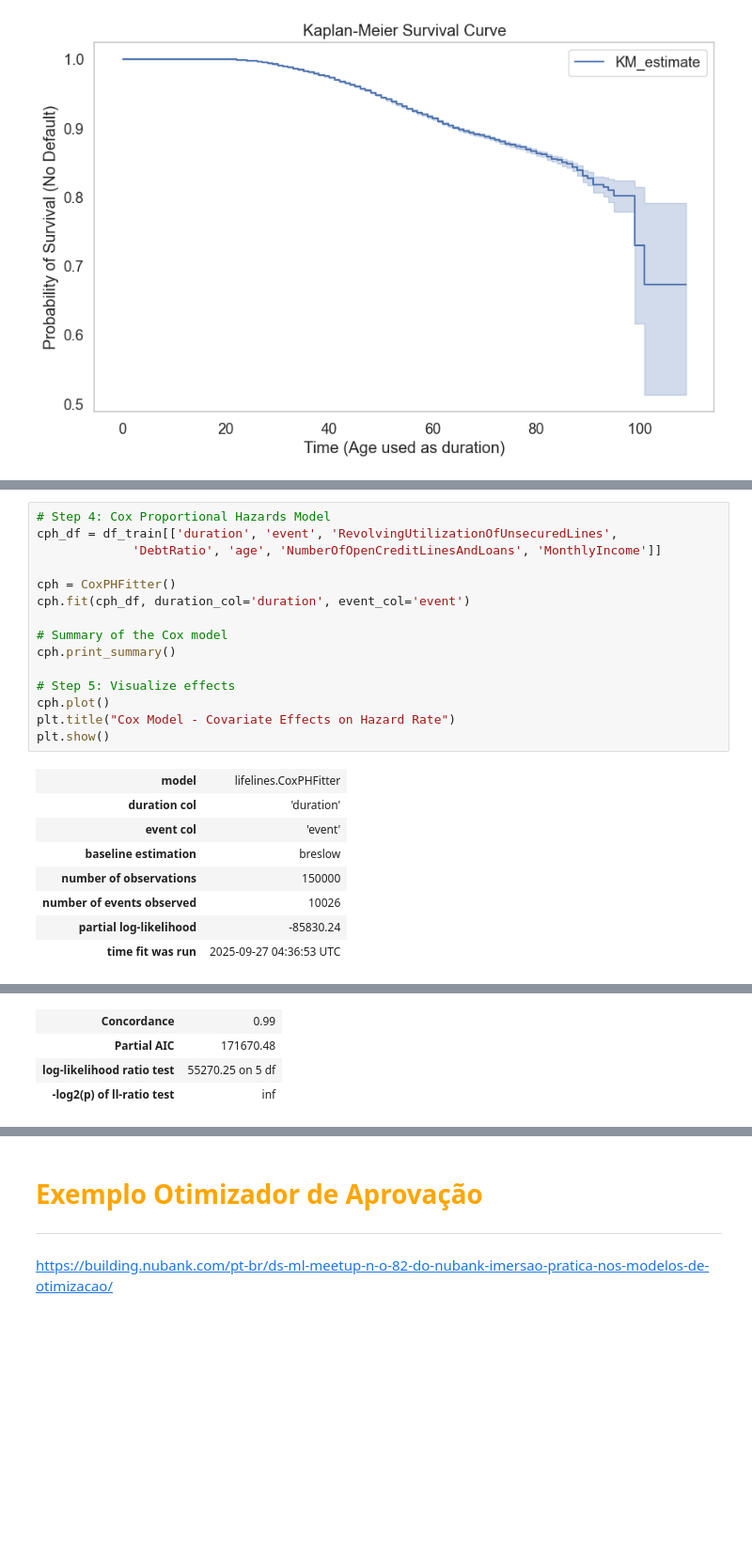
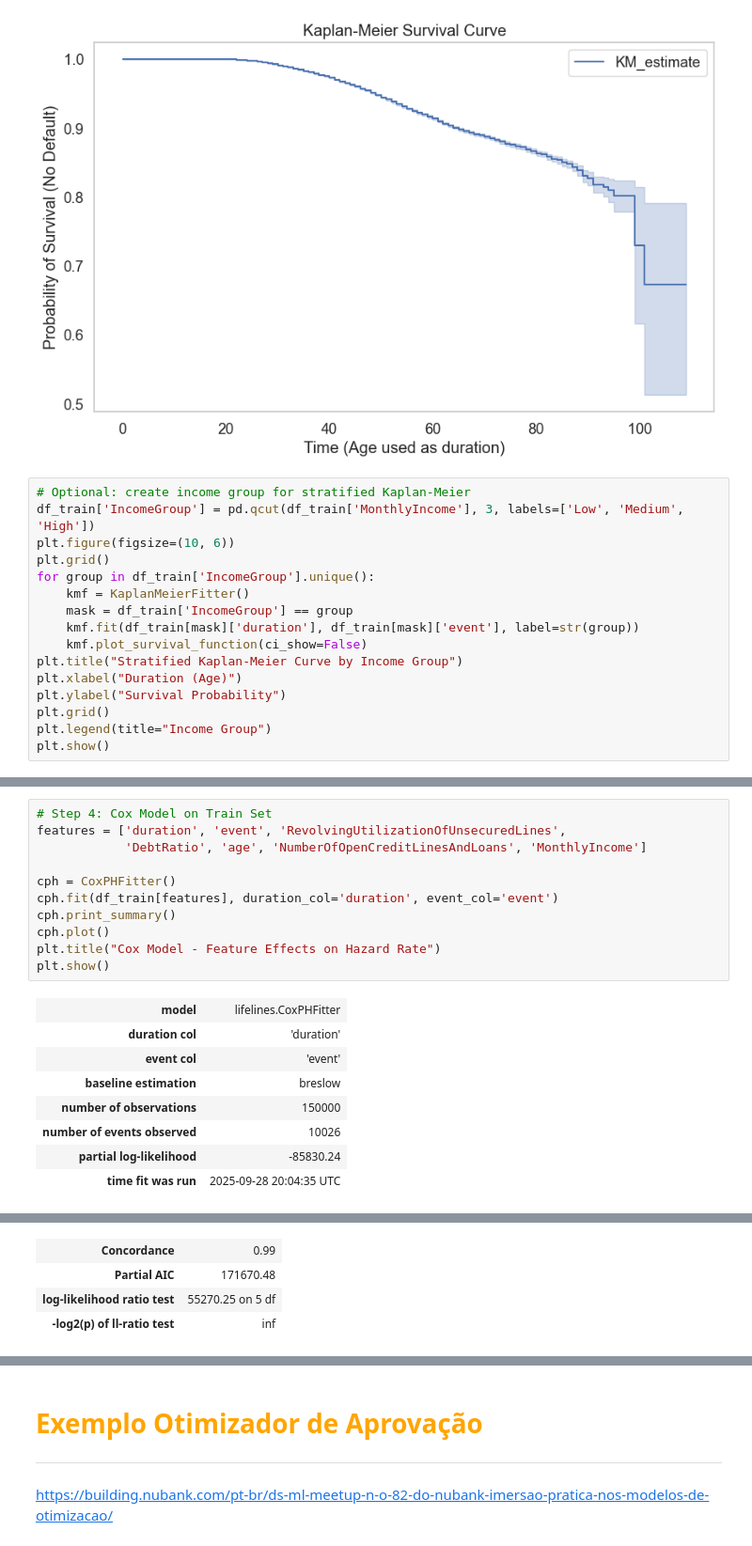
Before and after one commit to leonardovargas10/Pesquisa_Aplicada_Modelagem, a Jupyter notebook: Risco_de_Credito/Modelagem_Credito.ipynb, the cells around one changed output, grey strips where cells are left out. Shown at 94% size. Saved outputs shown, nothing was run; the diff lists cells and outputs as text; blank space fills up the shorter version.

Commit message:
Modelagem

```diff
--- a/Risco_de_Credito/Modelagem_Credito.ipynb
+++ b/Risco_de_Credito/Modelagem_Credito.ipynb
@@ -862,3 +873,19 @@ plt.grid()
 plt.show()
 # %% [output]
 [figure]
+# %%
+# Optional: create income group for stratified Kaplan-Meier
+df_train['IncomeGroup'] = pd.qcut(df_train['MonthlyIncome'], 3, labels=['Low', 'Medium', 'High'])
+plt.figure(figsize=(10, 6))
+plt.grid()
+for group in df_train['IncomeGroup'].unique():
+    kmf = KaplanMeierFitter()
+    mask = df_train['IncomeGroup'] == group
+    kmf.fit(df_train[mask]['duration'], df_train[mask]['event'], label=str(group))
+    kmf.plot_survival_function(ci_show=False)
+plt.title("Stratified Kaplan-Meier Curve by Income Group")
+plt.xlabel("Duration (Age)")
+plt.ylabel("Survival Probability")
+plt.grid()
+plt.legend(title="Income Group")
+plt.show()
@@ -865,27 +894,23 @@ plt.show()
 # %%
-# Step 4: Cox Proportional Hazards Model
-cph_df = df_train[['duration', 'event', 'RevolvingUtilizationOfUnsecuredLines',
-             'DebtRatio', 'age', 'NumberOfOpenCreditLinesAndLoans', 'MonthlyIncome']]
+# Step 4: Cox Model on Train Set
+features = ['duration', 'event', 'RevolvingUtilizationOfUnsecuredLines',
+            'DebtRatio', 'age', 'NumberOfOpenCreditLinesAndLoans', 'MonthlyIncome']
 
 cph = CoxPHFitter()
-cph.fit(cph_df, duration_col='duration', event_col='event')
-
-# Summary of the Cox model
+cph.fit(df_train[features], duration_col='duration', event_col='event')
 cph.print_summary()
-
-# Step 5: Visualize effects
 cph.plot()
-plt.title("Cox Model - Covariate Effects on Hazard Rate")
+plt.title("Cox Model - Feature Effects on Hazard Rate")
 plt.show()
 # %% [output]
 | model | lifelines.CoxPHFitter |
 | duration col | 'duration' |
 | event col | 'event' |
 | baseline estimation | breslow |
 | number of observations | 150000 |
 | number of events observed | 10026 |
 | partial log-likelihood | -85830.24 |
-| time fit was run | 2025-09-27 04:36:53 UTC |
+| time fit was run | 2025-09-28 20:04:35 UTC |
 |  | coef | exp(coef) | se(coef) | coef lower 95% | coef upper 95% | exp(coef) lower 95% | ... |
 | RevolvingUtilizationOfUnsecuredLines | -0.00 | 1.00 | 0.00 | -0.00 | 0.00 | 1.00 | ... |
 | DebtRatio | -0.00 | 1.00 | 0.00 | -0.00 | -0.00 | 1.00 | ... |
```
Also changed, not shown: parts of 4 cells of this notebook.
